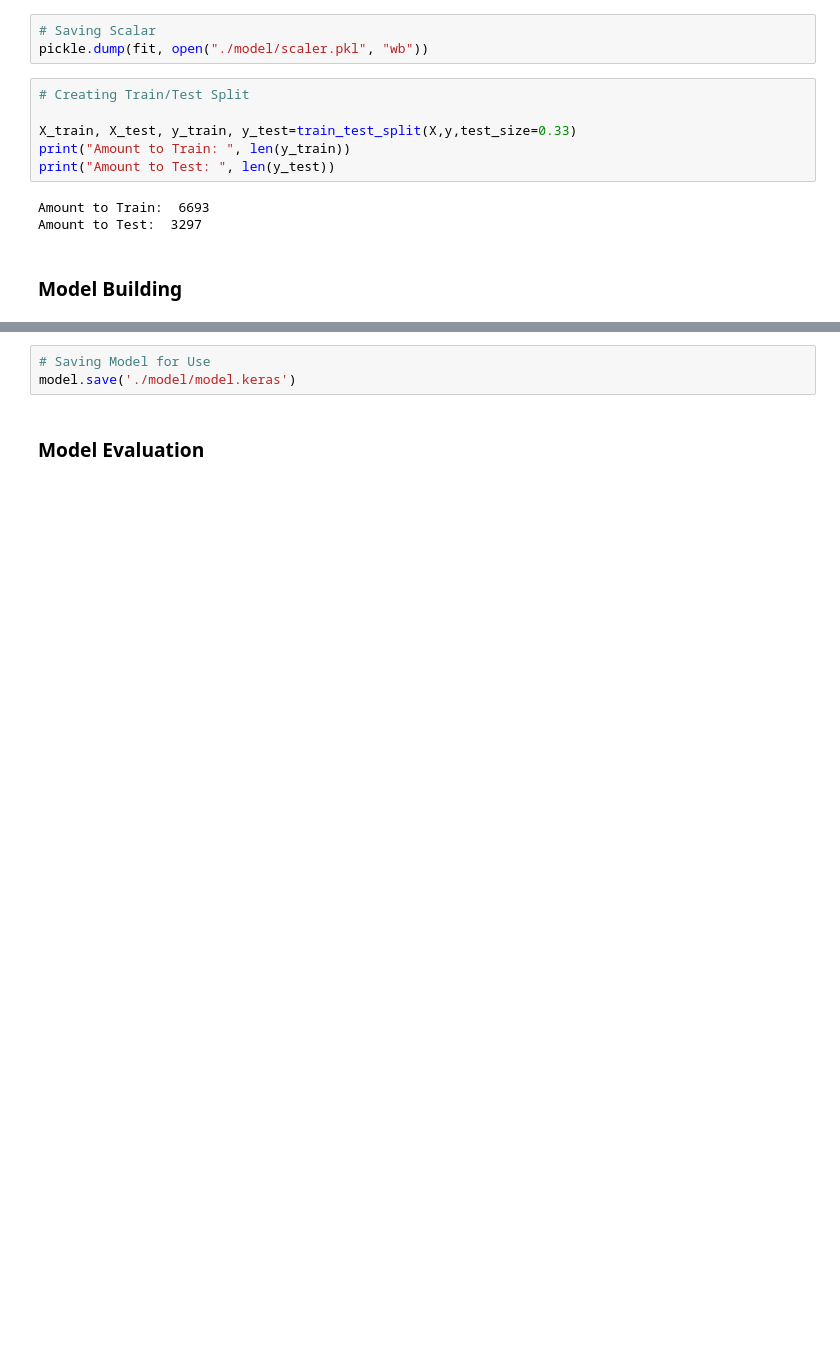
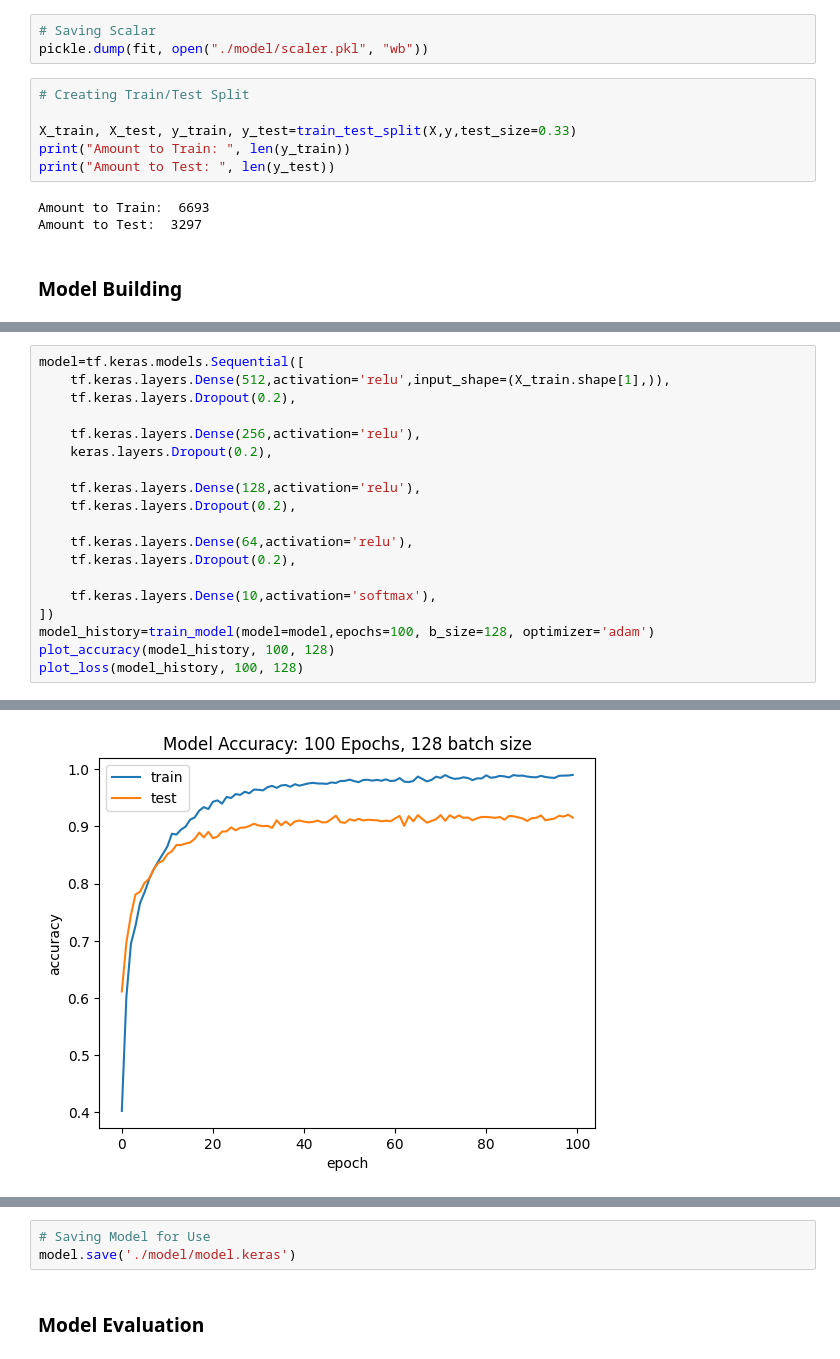
Before and after one commit to lazarulian/psych186b-final-project, a Jupyter notebook: ModelBuilding.ipynb, the cells around one changed output, grey strips where cells are left out. Cells and saved outputs as stored; diff of their text form; blank space fills up the shorter version.

```diff
--- a/ModelBuilding.ipynb
+++ b/ModelBuilding.ipynb
@@ -143,0 +220,20 @@ Validation Accuracy 0.9366090297698975
+# %%
+model=tf.keras.models.Sequential([
+    tf.keras.layers.Dense(512,activation='relu',input_shape=(X_train.shape[1],)),
+    tf.keras.layers.Dropout(0.2),
+
+    tf.keras.layers.Dense(256,activation='relu'),
+    keras.layers.Dropout(0.2),
+
+    tf.keras.layers.Dense(128,activation='relu'),
+    tf.keras.layers.Dropout(0.2),
+
+    tf.keras.layers.Dense(64,activation='relu'),
+    tf.keras.layers.Dropout(0.2),
+
+    tf.keras.layers.Dense(10,activation='softmax'),
+])
+model_history=train_model(model=model,epochs=100, b_size=128, optimizer='adam')
+plot_accuracy(model_history, 100, 128)
+plot_loss(model_history, 100, 128)
+# %% [output]
@@ -143,0 +257 @@ Validation Accuracy 0.9366090297698975
+[figure, added]
```
Also changed, not shown: parts of 12 cells of this notebook, 7 other files.
